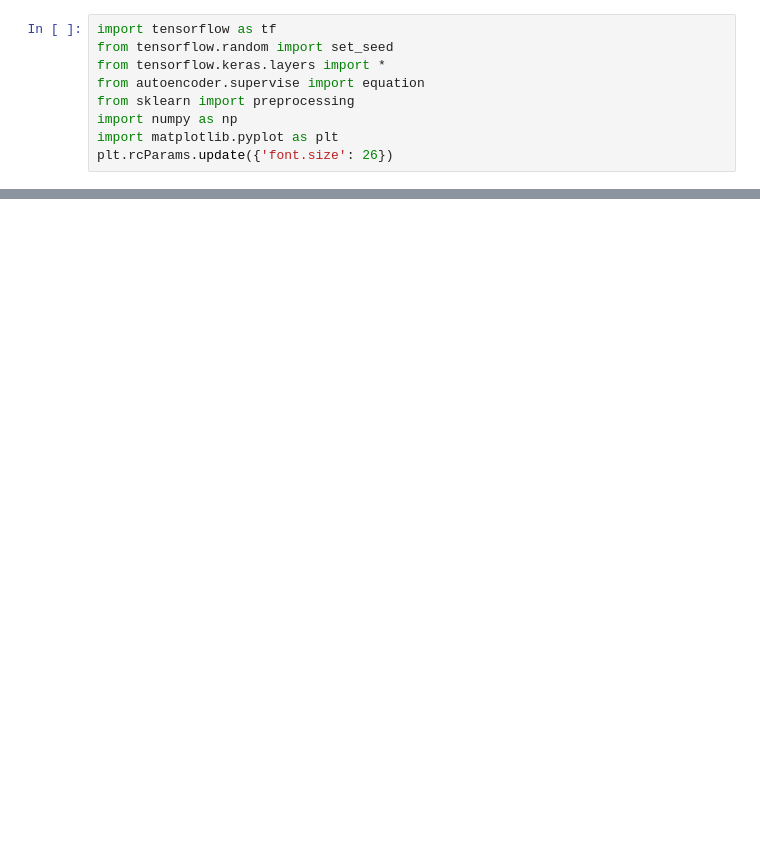
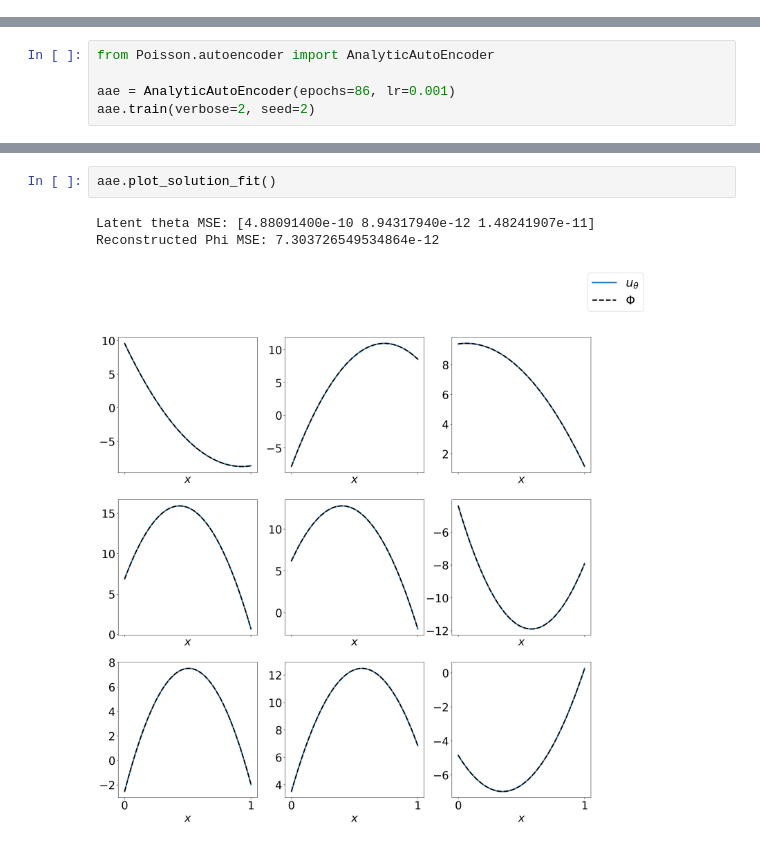
Before and after one commit to mattlukac/IPDESA, a Jupyter notebook: poisson_analytic_autoencoder.ipynb, the cells around one changed output, grey strips where cells are left out. Drawn from its saved outputs; the diff is of its cells as text; blank space fills up the shorter version.

```diff
--- a/poisson_analytic_autoencoder.ipynb
+++ b/poisson_analytic_autoencoder.ipynb
@@ -1,9 +0,0 @@
-# %%
-import tensorflow as tf
-from tensorflow.random import set_seed
-from tensorflow.keras.layers import *
-from autoencoder.supervise import equation
-from sklearn import preprocessing
-import numpy as np
-import matplotlib.pyplot as plt
-plt.rcParams.update({'font.size': 26})
@@ -206,0 +1,5 @@ plot_theta(theta_test, theta_test_noisy_hat)
+# %%
+from Poisson.autoencoder import AnalyticAutoEncoder
+
+aae = AnalyticAutoEncoder(epochs=86, lr=0.001)
+aae.train(verbose=2, seed=2)
@@ -206,0 +24,6 @@ plot_theta(theta_test, theta_test_noisy_hat)
+# %%
+aae.plot_solution_fit()
+# %% [output]
+Latent theta MSE: [4.88091400e-10 8.94317940e-12 1.48241907e-11]
+Reconstructed Phi MSE: 7.303726549534864e-12
+[figure, added]
```
Also changed, not shown: parts of 26 cells of this notebook, 15 other files.
